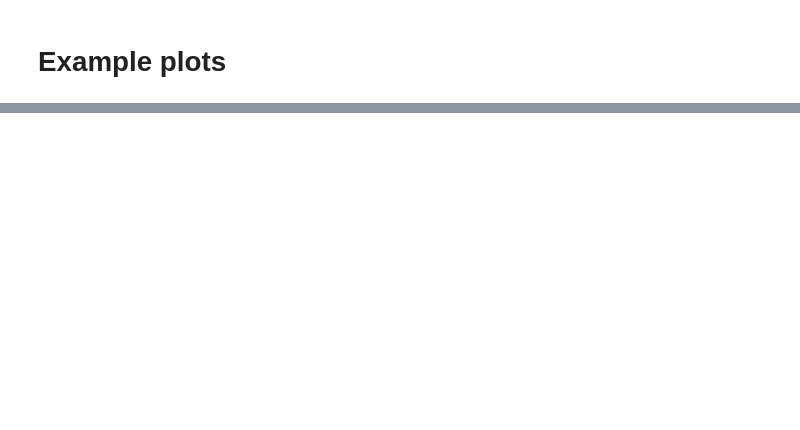
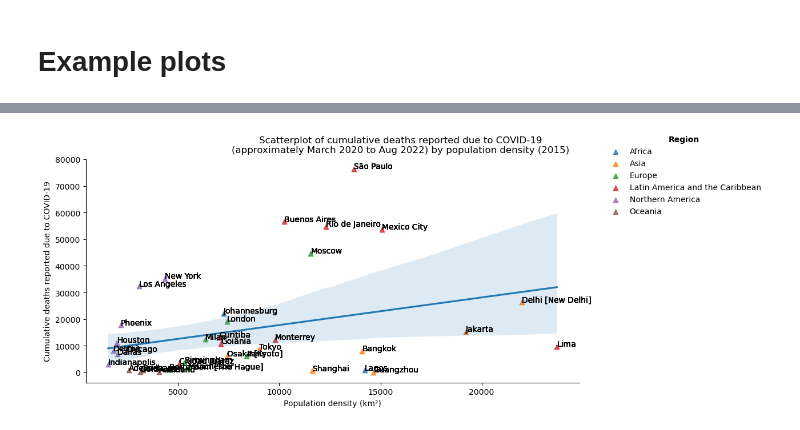
Before and after one commit to carlhiggs/urban_density_covid_linkage, a Jupyter notebook: Population and region data linkage.ipynb, the cells around one changed output, grey strips where cells are left out. Saved outputs shown, nothing was run; the diff lists cells and outputs as text; code cells hidden in the pictures; blank space fills up the shorter version.

```diff
--- a/Population and region data linkage.ipynb
+++ b/Population and region data linkage.ipynb
@@ -295,30 +252,32 @@ g.set_axis_labels("Population density (km²)", "Placeholder for mortality")
 # %%
 markers=['^']*6
 g = sns.lmplot(x="population_density_2015",
-               y="AREA",
+               y='Cumulative deaths reported due to COVID-19',
                hue="GRGN_L1",
-               data=sample,
+               data=linked,
                aspect=2,
                legend=True,
                fit_reg=False,
                logx=True,
                ci=95,
               truncate=True,
               markers=markers)
 sns.regplot(x="population_density_2015",
-            y="AREA",
-            data=sample,
+            y='Cumulative deaths reported due to COVID-19',
+            data=linked,
             scatter=False,
             ax=g.axes[0, 0])
-g.map_dataframe(annotate_points,'population_density_2015','AREA','UC_NM_MN',df=sample.copy())
+g.map_dataframe(annotate_points,'population_density_2015','Cumulative deaths reported due to COVID-19','UC_NM_MN',df=linked.copy())
 g.fig.subplots_adjust(top=0.9) # adjust the Figure in rp
-g.fig.suptitle('Example scatterplot of Y by population density\n(noting mortality data not yet linked and densities not updated)')
-g.set_axis_labels("Population density (km²)", "Placeholder for mortality")
+g.fig.suptitle('Scatterplot of cumulative deaths reported due to COVID-19\n(approximately March 2020 to Aug 2022) by population density (2015)')
+g.set_axis_labels("Population density (km²)", 'Cumulative deaths reported due to COVID-19')
 g.legend.set_title('Region',prop={'weight':'bold'})
 sns.move_legend(g, "upper right")
 
 ## not implemented attempt at changing x axis scale
 #ticks = [1000,2000,4000,8000,16000]
 #g.ax.set_xticks(ticks)
 #plt.xscale('log')
 #g.ax.set_xticklabels(ticks)
+# %% [output]
+[figure, added]
```
Also changed, not shown: parts of 10 cells of this notebook, 1 other file.
